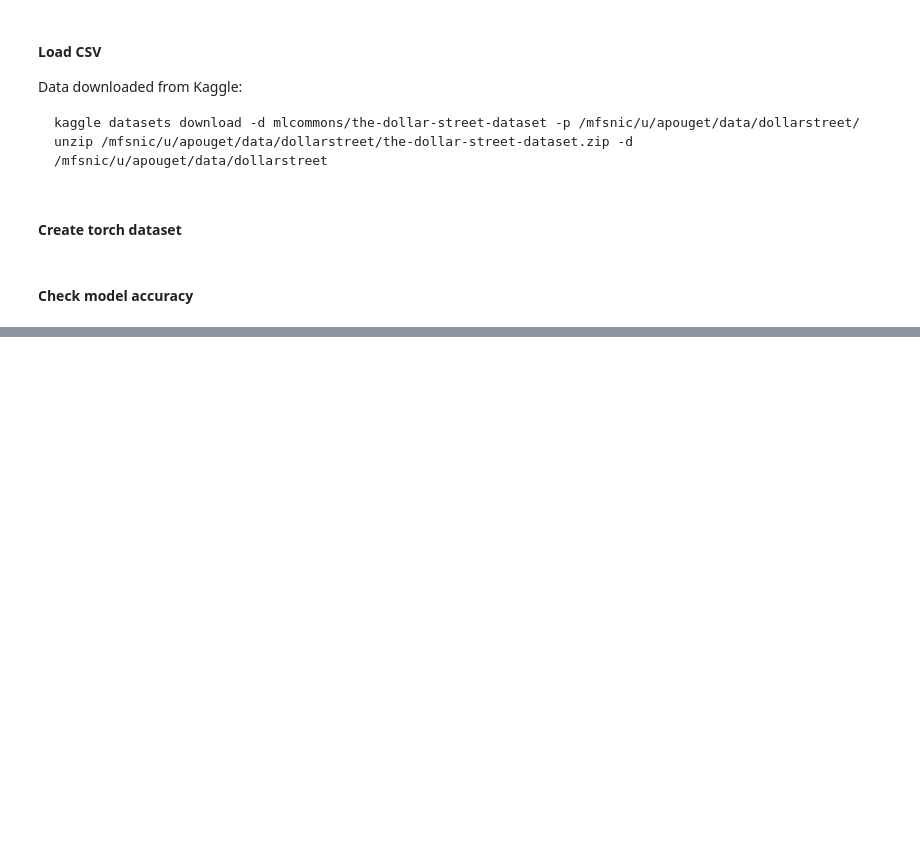
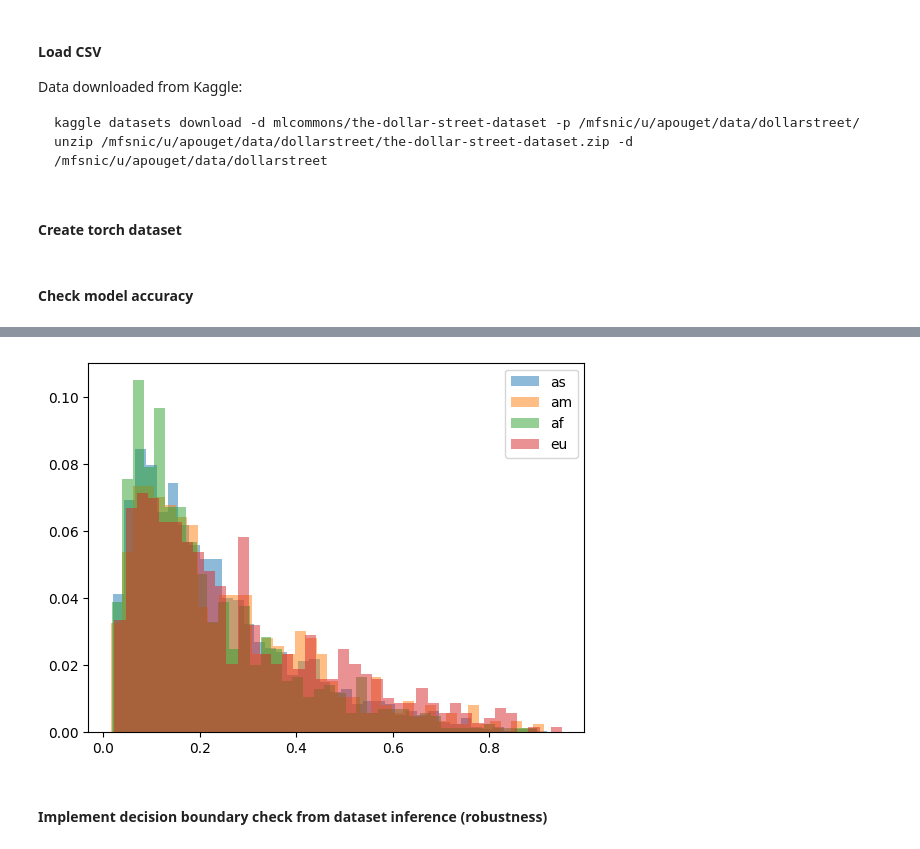
Before and after one commit to cleverhans-lab/suitability, a Jupyter notebook: dollarstreet.ipynb, the cells around one changed output, grey strips where cells are left out. Saved outputs shown, nothing was run; the diff lists cells and outputs as text; code cells hidden in the pictures; blank space fills up the shorter version.

```diff
--- a/dollarstreet.ipynb
+++ b/dollarstreet.ipynb
@@ -103,0 +139,9 @@ for region in REGIONS:
+# %%
+for key, value in confidences.items():
+    plt.hist(value, bins=40, alpha=0.5, label=key, weights=np.ones_like(value)/len(value))
+plt.legend(loc='upper right')
+plt.show()
+# %% [output]
+[figure, added]
+# %% [markdown]
+#### Implement decision boundary check from dataset inference (robustness)
```
Also changed, not shown: parts of 9 cells of this notebook, 1 other file.
